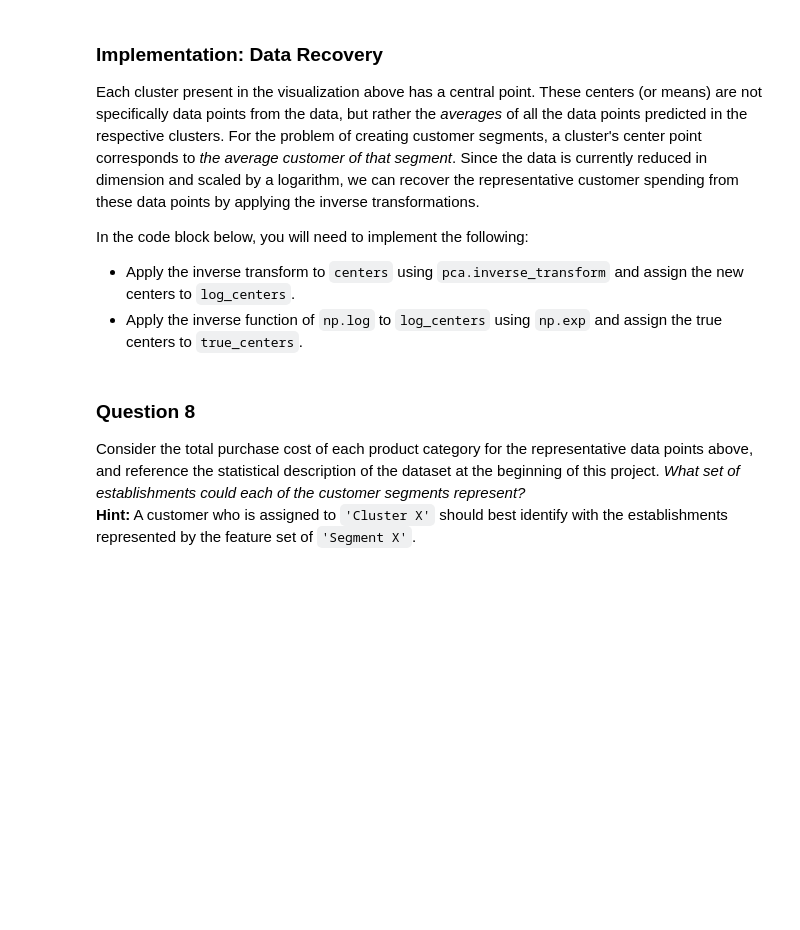
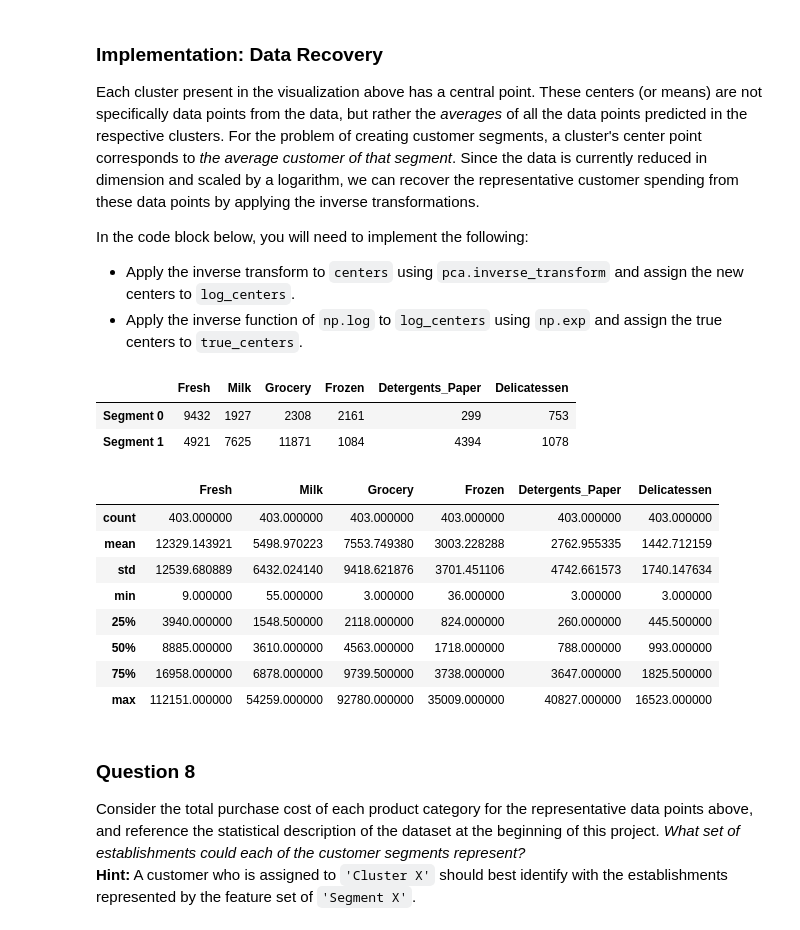
Before and after one commit to thalles753/machine-learning, a Jupyter notebook: projects/creating_customer_segments/customer_segments.ipynb, the cells around one changed output. Saved outputs shown, nothing was run; the diff lists cells and outputs as text; code cells hidden in the pictures; blank space fills up the shorter version.

```diff
--- a/projects/creating_customer_segments/customer_segments.ipynb
+++ b/projects/creating_customer_segments/customer_segments.ipynb
@@ -415,17 +460,40 @@ In the code block below, you will need to implement the following:
  - Import sklearn.metrics.silhouette_score and calculate the silhouette score of `reduced_data` against `preds`.
    - Assign the silhouette score to `score` and print the result.
 # %%
+from sklearn import mixture
+from sklearn.metrics import silhouette_score
+from sklearn.cluster import KMeans
+
+for cluster_size in range(2,7,1):
+    clusterer = KMeans(n_clusters=cluster_size, random_state=random_state).fit(reduced_data)
+    preds = clusterer.predict(reduced_data)
+    centers = clusterer.cluster_centers_
+    sample_preds = clusterer.predict(pca_samples)
+    score = silhouette_score(reduced_data, preds)
+    print "K-means silhouette score with ", cluster_size, " clusters: ", score
+
+for cluster_size in range(2,7,1):
+    clusterer = mixture.GMM(n_components=cluster_size).fit(reduced_data)
+    preds = clusterer.predict(reduced_data)
+    centers = clusterer.means_
+    sample_preds = clusterer.predict(pca_samples)
+    score = silhouette_score(reduced_data, preds)
+    print "GMM silhouette score with ", cluster_size, " clusters: ", score
+
+
 # TODO: Apply your clustering algorithm of choice to the reduced data
-clusterer = None
+clusterer = KMeans(n_clusters=2, random_state=random_state).fit(reduced_data)
+#clusterer = mixture.GMM(n_components=2).fit(reduced_data)
 
 # TODO: Predict the cluster for each data point
-preds = None
+preds = clusterer.predict(reduced_data)
 
 # TODO: Find the cluster centers
-centers = None
+centers = clusterer.cluster_centers_
+#centers = clusterer.means_
 
 # TODO: Predict the cluster for each transformed sample data point
-sample_preds = None
+sample_preds = clusterer.predict(pca_samples)
 
 # TODO: Calculate the mean silhouette coefficient for the number of clusters chosen
-score = None
+score = silhouette_score(reduced_data, preds)
@@ -449,16 +530,32 @@ In the code block below, you will need to implement the following:
  - Apply the inverse function of `np.log` to `log_centers` using `np.exp` and assign the true centers to `true_centers`.
 # %%
 # TODO: Inverse transform the centers
-log_centers = None
+log_centers = pca.inverse_transform(centers) #Transform data back to its original space
 
 # TODO: Exponentiate the centers
-true_centers = None
+true_centers = np.exp(log_centers)
 
 # Display the true centers
 segments = ['Segment {}'.format(i) for i in range(0,len(centers))]
 true_centers = pd.DataFrame(np.round(true_centers), columns = data.keys())
 true_centers.index = segments
+
 display(true_centers)
+
+display(np.exp(good_data).describe())
+# %% [output]
+|  | Fresh | Milk | Grocery | Frozen | Detergents_Paper | Delicatessen |
+| Segment 0 | 9432 | 1927 | 2308 | 2161 | 299 | 753 |
+| Segment 1 | 4921 | 7625 | 11871 | 1084 | 4394 | 1078 |
+|  | Fresh | Milk | Grocery | Frozen | Detergents_Paper | Delicatessen |
+| count | 403.000000 | 403.000000 | 403.000000 | 403.000000 | 403.000000 | 403.000000 |
+| mean | 12329.143921 | 5498.970223 | 7553.749380 | 3003.228288 | 2762.955335 | 1442.712159 |
+| std | 12539.680889 | 6432.024140 | 9418.621876 | 3701.451106 | 4742.661573 | 1740.147634 |
+| min | 9.000000 | 55.000000 | 3.000000 | 36.000000 | 3.000000 | 3.000000 |
+| 25% | 3940.000000 | 1548.500000 | 2118.000000 | 824.000000 | 260.000000 | 445.500000 |
+| 50% | 8885.000000 | 3610.000000 | 4563.000000 | 1718.000000 | 788.000000 | 993.000000 |
+| 75% | 16958.000000 | 6878.000000 | 9739.500000 | 3738.000000 | 3647.000000 | 1825.500000 |
+| max | 112151.000000 | 54259.000000 | 92780.000000 | 35009.000000 | 40827.000000 | 16523.000000 |
 # %% [markdown]
 ### Question 8
 Consider the total purchase cost of each product category for the representative data points above, and reference the statistical description of the dataset at the beginning of this project. *What set of establishments could each of the customer segments represent?*
```
Also changed, not shown: parts of 22 cells of this notebook.
